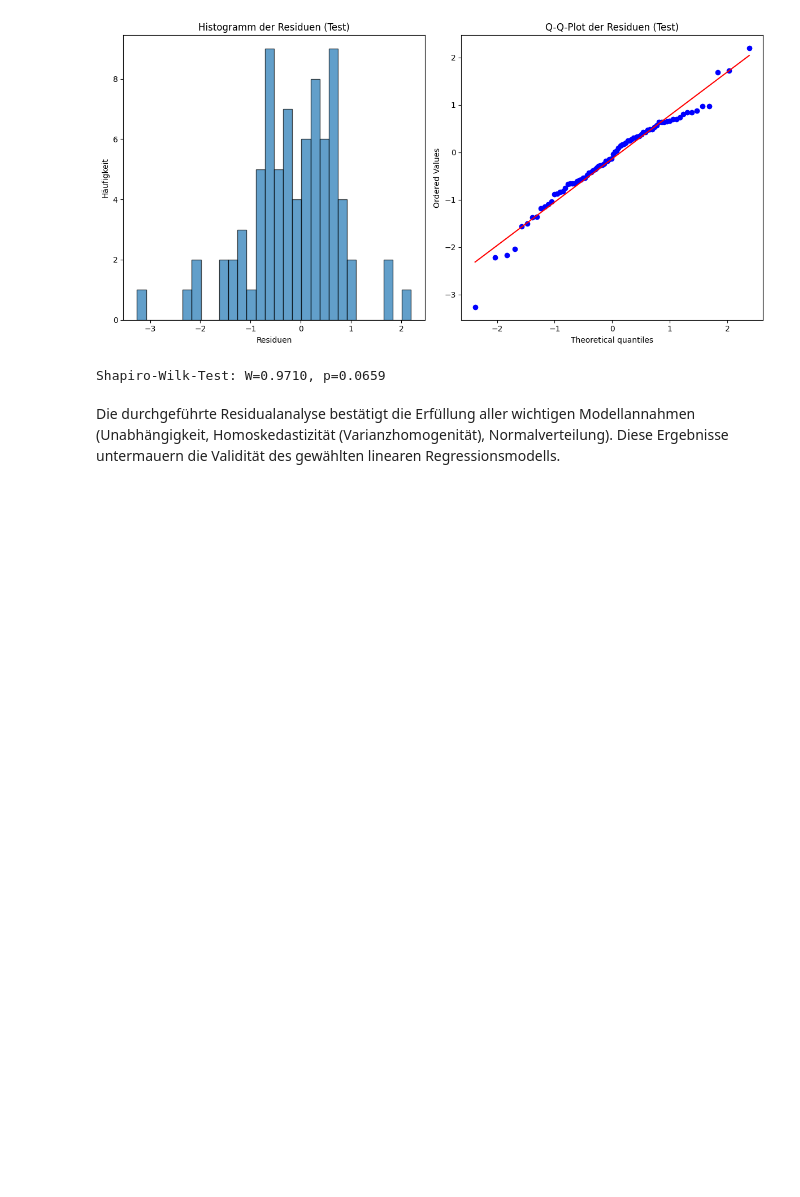
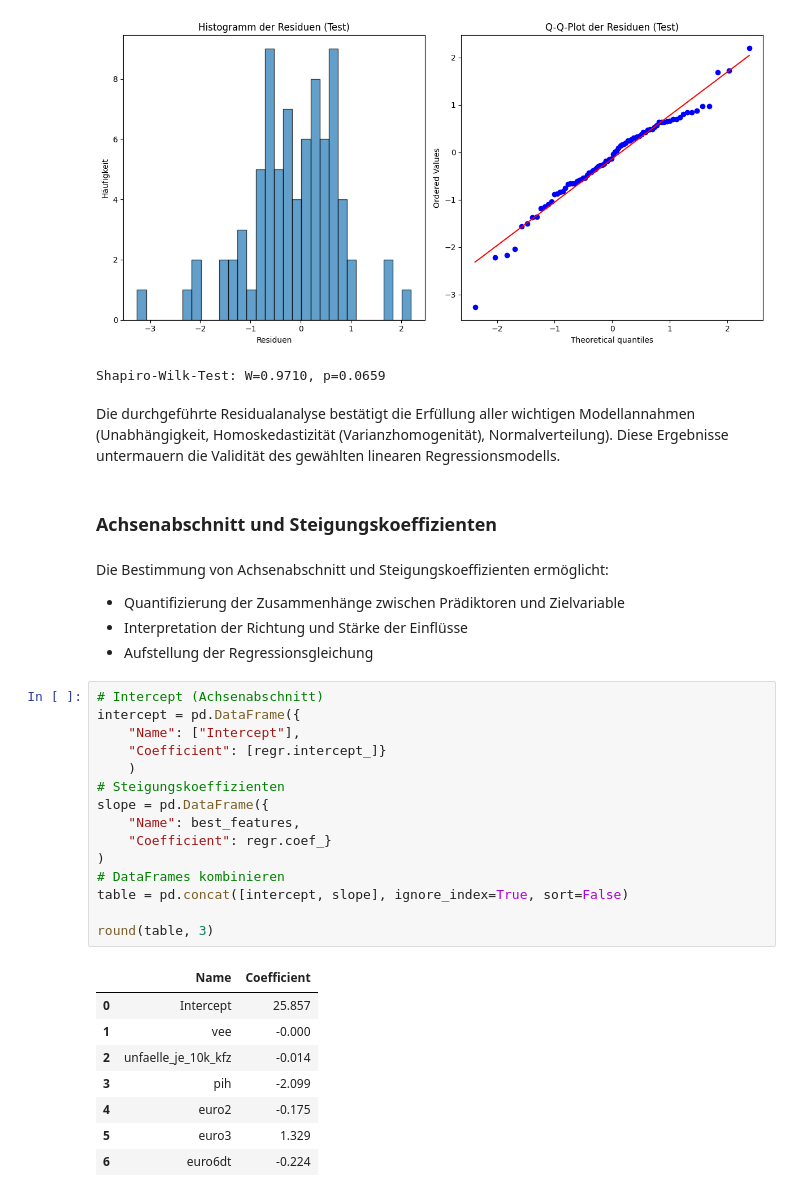
Before and after one commit to mn086/project, a Jupyter notebook: notebooks/03_model-building.ipynb, the cells around one changed output. Saved outputs shown, nothing was run; the diff lists cells and outputs as text; blank space fills up the shorter version.

Commit message:
Achsenabschnitt und Steigungskoeffizienten

```diff
--- a/notebooks/03_model-building.ipynb
+++ b/notebooks/03_model-building.ipynb
@@ -559,3 +559,34 @@ print(f'Shapiro-Wilk-Test: W={shapiro_test.statistic:.4f}, p={shapiro_test.pvalu
 Shapiro-Wilk-Test: W=0.9710, p=0.0659
 # %% [markdown]
 Die durchgeführte Residualanalyse bestätigt die Erfüllung aller wichtigen Modellannahmen (Unabhängigkeit, Homoskedastizität (Varianzhomogenität), Normalverteilung). Diese Ergebnisse untermauern die Validität des gewählten linearen Regressionsmodells.
+# %% [markdown]
+### Achsenabschnitt und Steigungskoeffizienten
+# %% [markdown]
+Die Bestimmung von Achsenabschnitt und Steigungskoeffizienten ermöglicht:
+- Quantifizierung der Zusammenhänge zwischen Prädiktoren und Zielvariable
+- Interpretation der Richtung und Stärke der Einflüsse
+- Aufstellung der Regressionsgleichung
+# %%
+# Intercept (Achsenabschnitt)
+intercept = pd.DataFrame({
+    "Name": ["Intercept"],
+    "Coefficient": [regr.intercept_]}
+    )
+# Steigungskoeffizienten
+slope = pd.DataFrame({
+    "Name": best_features,
+    "Coefficient": regr.coef_}
+)
+# DataFrames kombinieren
+table = pd.concat([intercept, slope], ignore_index=True, sort=False)
+
+round(table, 3)
+# %% [output]
+|  | Name | Coefficient |
+| 0 | Intercept | 25.857 |
+| 1 | vee | -0.000 |
+| 2 | unfaelle_je_10k_kfz | -0.014 |
+| 3 | pih | -2.099 |
+| 4 | euro2 | -0.175 |
+| 5 | euro3 | 1.329 |
+| 6 | euro6dt | -0.224 |
```
Also changed, not shown: parts of 1 cell of this notebook.
